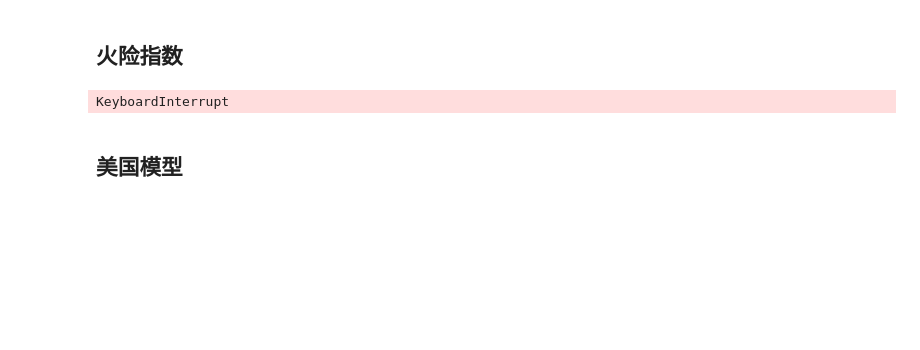
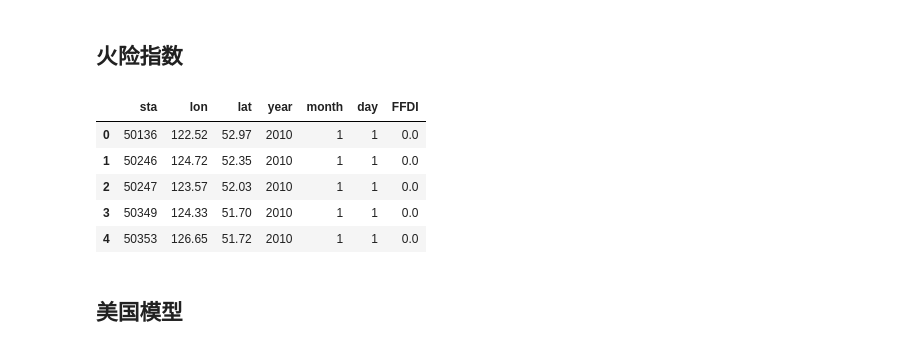
Before and after one commit to YYC54/forestfire_train_2023_7_26, a Jupyter notebook: dataset.ipynb, the cells around one changed output. Saved outputs shown, nothing was run; the diff lists cells and outputs as text; code cells hidden in the pictures; blank space fills up the shorter version.

```diff
--- a/dataset.ipynb
+++ b/dataset.ipynb
@@ -40,19 +40,24 @@ def read_txt_file(file_path):
 火险指数
 ---
 # %%
-txt_files = find_txt_files("/public/home/lihf_hx/yyc/建模数据/model_CHINA")
+# txt_files = find_txt_files(r"E:\dataset\model\China")
 
-dataframes = []
-for txt_file in txt_files:
-    df = read_txt_file(txt_file)
-    dataframes.append(df)
-df_CHINA = pd.concat(dataframes)
-df_CHINA.columns =['sta','lon','lat','year','month','day','FFDI']
-df_CHINA.to_csv('/public/home/lihf_hx/yyc/森林火险模型/CHINA.csv')
+# dataframes = []
+# for txt_file in txt_files:
+#     df = read_txt_file(txt_file)
+#     dataframes.append(df)
+# df_CHINA = pd.concat(dataframes)
+# df_CHINA.columns =['sta','lon','lat','year','month','day','FFDI']
+# df_CHINA.to_csv(r'E:\fire_dataset\model\CHINA.csv')
-# %% [output]
-KeyboardInterrupt
 # %%
-df_CHINA.head()
+# df_CHINA.head()
+# %% [output]
+|  | sta | lon | lat | year | month | day | FFDI |
+| 0 | 50136 | 122.52 | 52.97 | 2010 | 1 | 1 | 0.0 |
+| 1 | 50246 | 124.72 | 52.35 | 2010 | 1 | 1 | 0.0 |
+| 2 | 50247 | 123.57 | 52.03 | 2010 | 1 | 1 | 0.0 |
+| 3 | 50349 | 124.33 | 51.70 | 2010 | 1 | 1 | 0.0 |
+| 4 | 50353 | 126.65 | 51.72 | 2010 | 1 | 1 | 0.0 |
 # %% [markdown]
 美国模型
 ---
```
Also changed, not shown: parts of 12 cells of this notebook.
